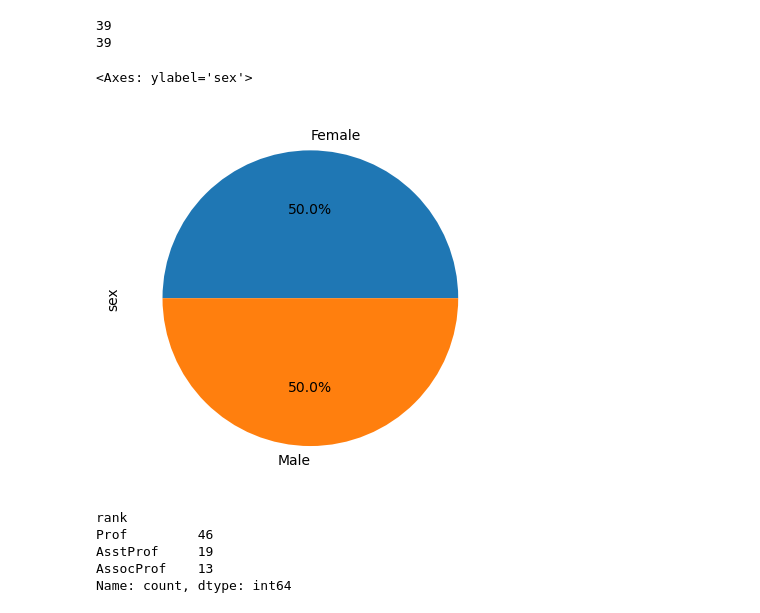
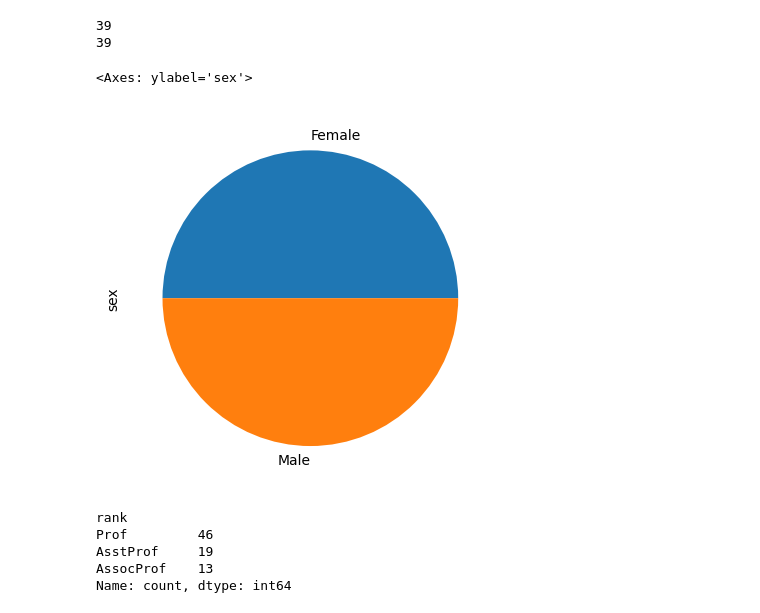
Before and after one commit to geeky-auro/TTL_CSE38, a Jupyter notebook: Assignment/Assignment-1/Assignment-4.ipynb, the cells around one changed output. Cells and saved outputs as stored; diff of their text form; code cells hidden in the pictures.

```diff
--- a/Assignment/Assignment-1/Assignment-4.ipynb
+++ b/Assignment/Assignment-1/Assignment-4.ipynb
@@ -109,10 +109,10 @@ print(len(df[df['sex']=='Female']))
 39
 39
 # %%
-df.groupby('sex')['sex'].size().plot.pie(autopct='%1.1f%%')
+df.groupby('sex')['sex'].size().plot.pie()
 # %% [output]
 <Axes: ylabel='sex'>
-[figure, old version]
+[figure, new version]
 # %%
 # How many are Prof, AssocProf and AsstProf. Show both in numbers and Graphically using a Pie Chart.
 print(df['rank'].value_counts())
```
Also changed, not shown: parts of 1 cell of this notebook.
